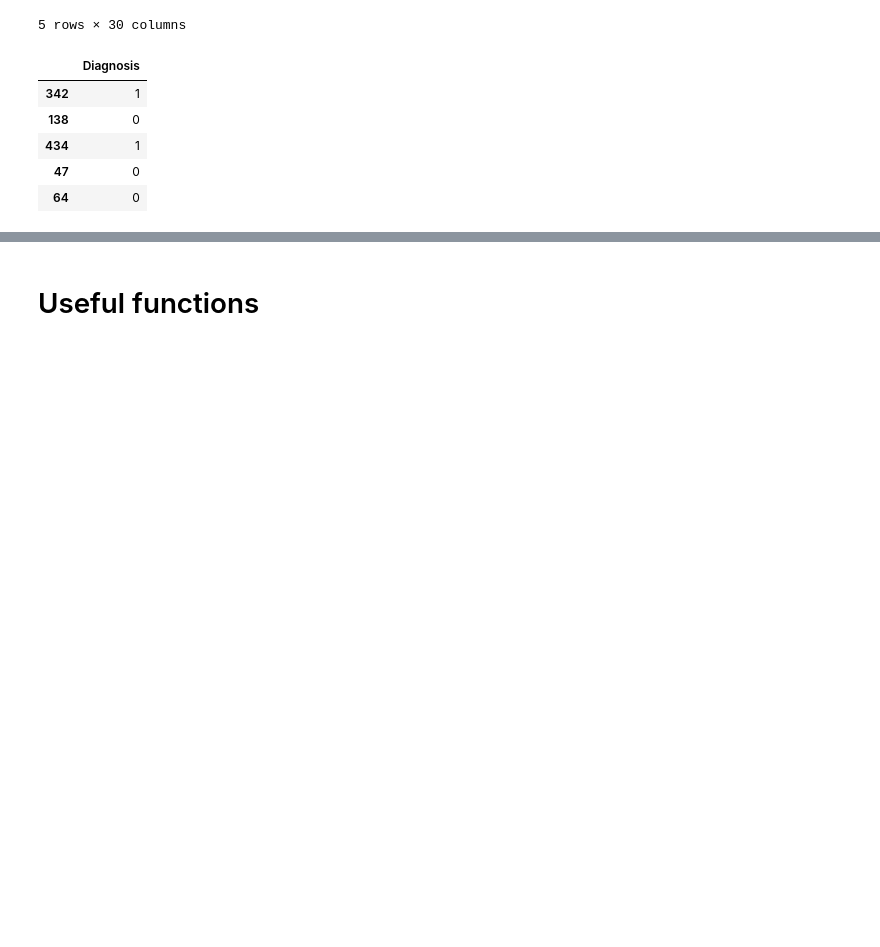
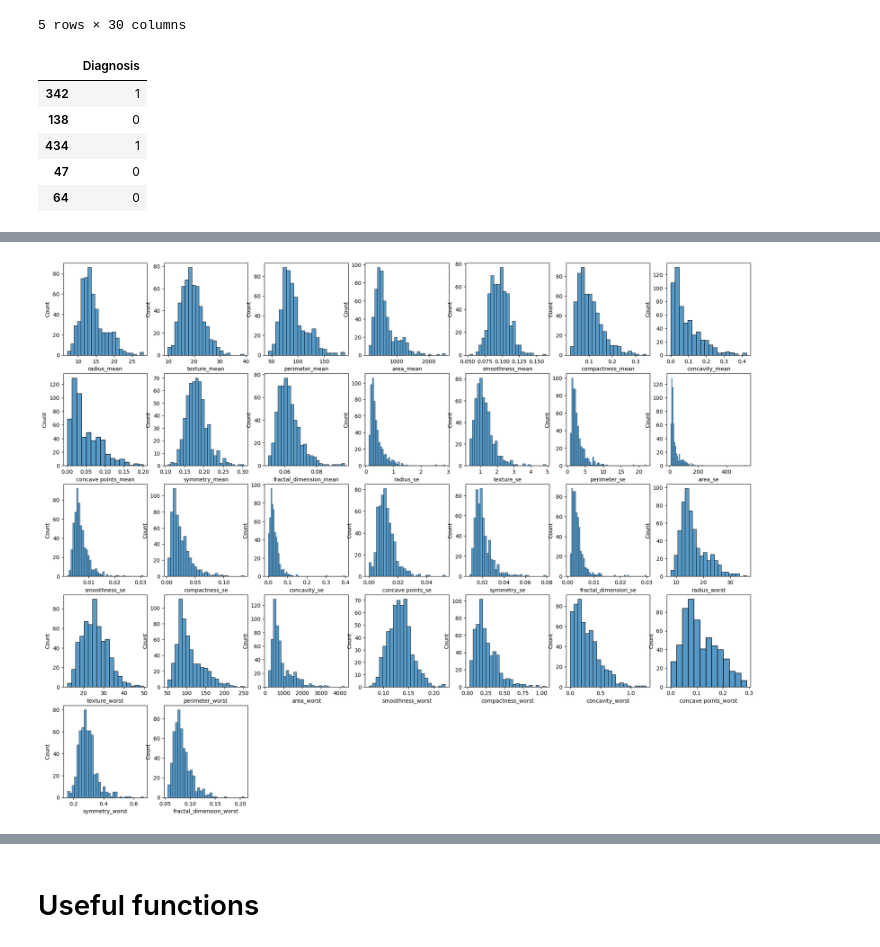
Before and after one commit to a-matson/DST_ASS1, a Jupyter notebook: report.ipynb, the cells around one changed output, grey strips where cells are left out. Cells and saved outputs as stored; diff of their text form; code cells hidden in the pictures; blank space fills up the shorter version.

```diff
--- a/report.ipynb
+++ b/report.ipynb
@@ -152,0 +192,16 @@ y_train.head()
+# %%
+##And we can quickly visualize these summaries with histograms
+
+fig, axes = plt.subplots(nrows=5, ncols=7, figsize=(23, 18))
+
+axes = axes.flatten()
+
+for i, col in enumerate(X.columns):
+    sns.histplot(x=X[col], ax=axes[i])
+
+for i in range(len(X.columns), len(axes)):
+    fig.delaxes(axes[i])
+
+plt.show()
+# %% [output]
+[figure, added]
```
Also changed, not shown: parts of 16 cells of this notebook.
